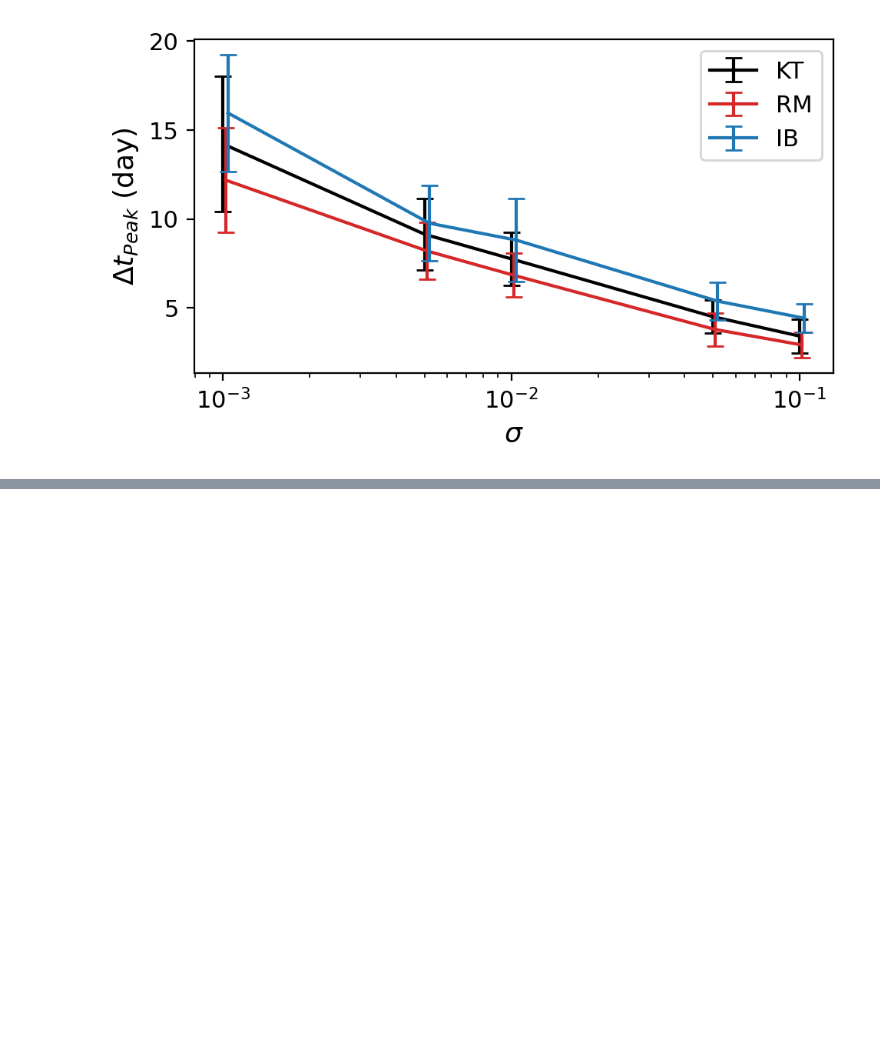
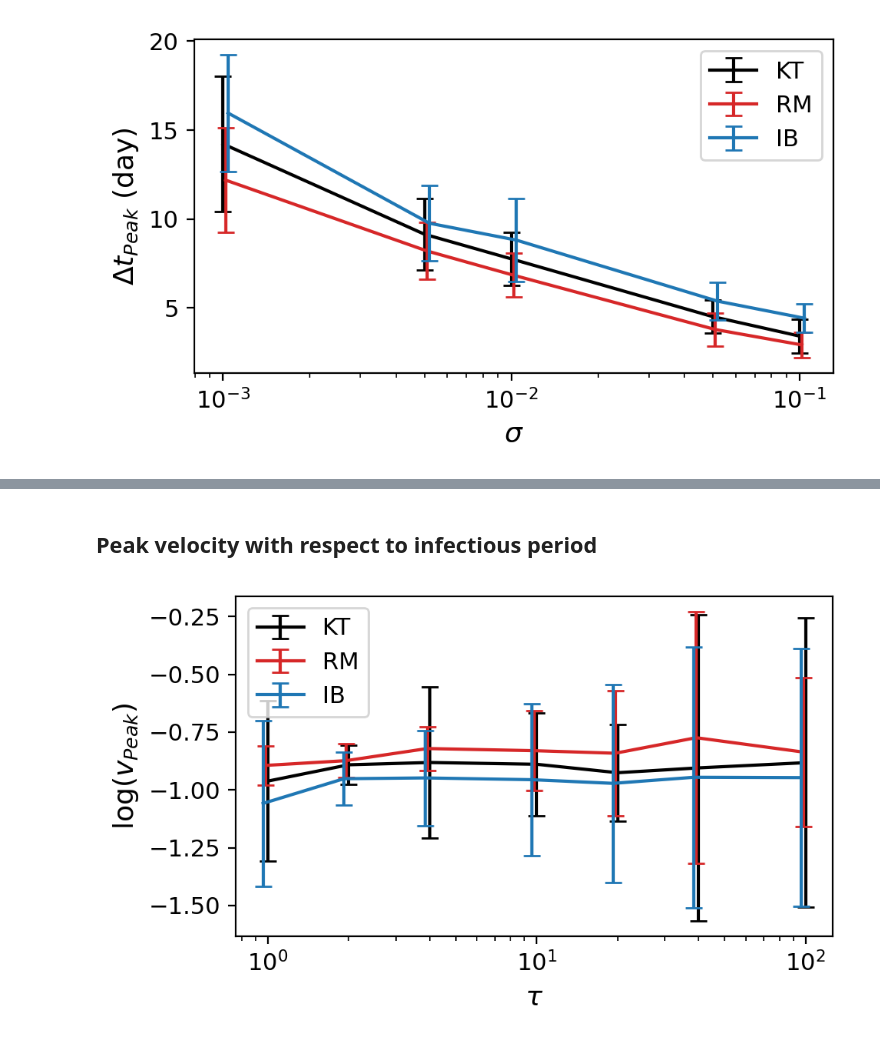
Before and after one commit to FrancoAquistapace/ComplexNetworksEpidemiology, a Jupyter notebook: analysis.ipynb, the cells around one changed output, grey strips where cells are left out. Drawn from its saved outputs; the diff is of its cells as text; code cells hidden in the pictures; blank space fills up the shorter version.

Commit message:
Finished first production run for different infectious periods in the linear network.

```diff
--- a/analysis.ipynb
+++ b/analysis.ipynb
@@ -262,0 +317,61 @@ plot_peak_intervals(M_pct_vals, delta_res_mean, delta_res_err)
+# %% [markdown]
+## Peak velocity with respect to infectious period
+# %%
+# Initial populations to skip
+skip = 30
+
+# Get peak velocity statistics
+vel_res_mean = dict()
+vel_res_err = dict()
+for mname in models:
+    vel_res_mean[mname] = [
+        1/get_peak_interval(all_data_ln[mname][gamma], skip=skip)[0]\
+        for gamma in gamma_vals
+    ]
+    vel_res_err[mname] = [
+        1/get_peak_interval(all_data_ln[mname][gamma], skip=skip)[1]\
+        for gamma in gamma_vals
+    ]
+# %%
+# Figure params
+FONTSIZE = 13
+CAPSIZE = 4
+COLORS = ['k','tab:red','tab:blue']
+
+# Init figure
+fig, ax = plt.subplots(figsize=(5,3), dpi=200,
+                      nrows=1, ncols=1)
+
+# Plot results
+diff = 0.02
+models = ['KT', 'RM', 'IB']
+for i, mname in enumerate(models):
+    # Small x diff for clarity
+    xdata = [(1+i*diff)*gamma for gamma in gamma_vals_days]
+    xdata = np.array([1/x for x in xdata])
+
+    ydata = np.log10(vel_res_mean[mname])
+    yerr = np.log10(vel_res_err[mname])
+    plt.errorbar(xdata, ydata, yerr=yerr,
+                capsize=CAPSIZE, c=COLORS[i],
+                 zorder=i, label=mname)
+
+# Set log scale for x-axis and y-axis
+ax.set_xscale('log')
+#ax.set_yscale('log')
+
+# Set labels and tick params
+plt.xlabel(r'$\tau$', fontsize=FONTSIZE)
+plt.ylabel(r'$\log(v_{Peak})$', fontsize=FONTSIZE)
+plt.tick_params(labelsize=FONTSIZE-2)
+
+# Limits
+#plt.ylim(top=2, bottom=0.001)
+
+# Legend
+plt.legend(fontsize=FONTSIZE-2)
+
+plt.tight_layout()
+plt.show();
+# %% [output]
+[figure, added]
```
Also changed, not shown: parts of 5 cells of this notebook, 46 other files.
